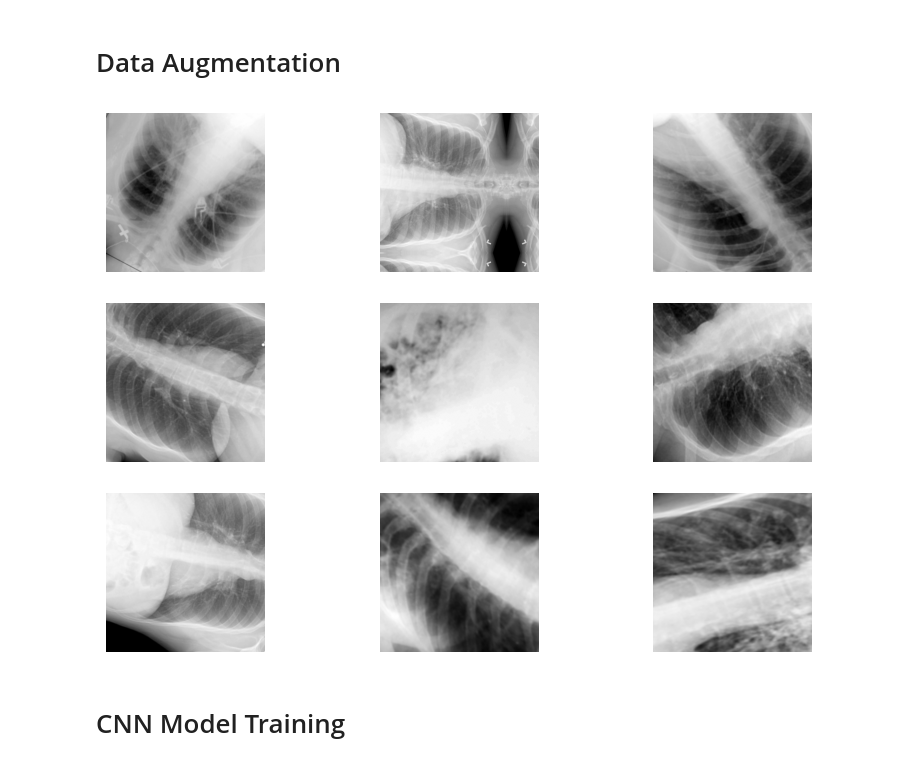
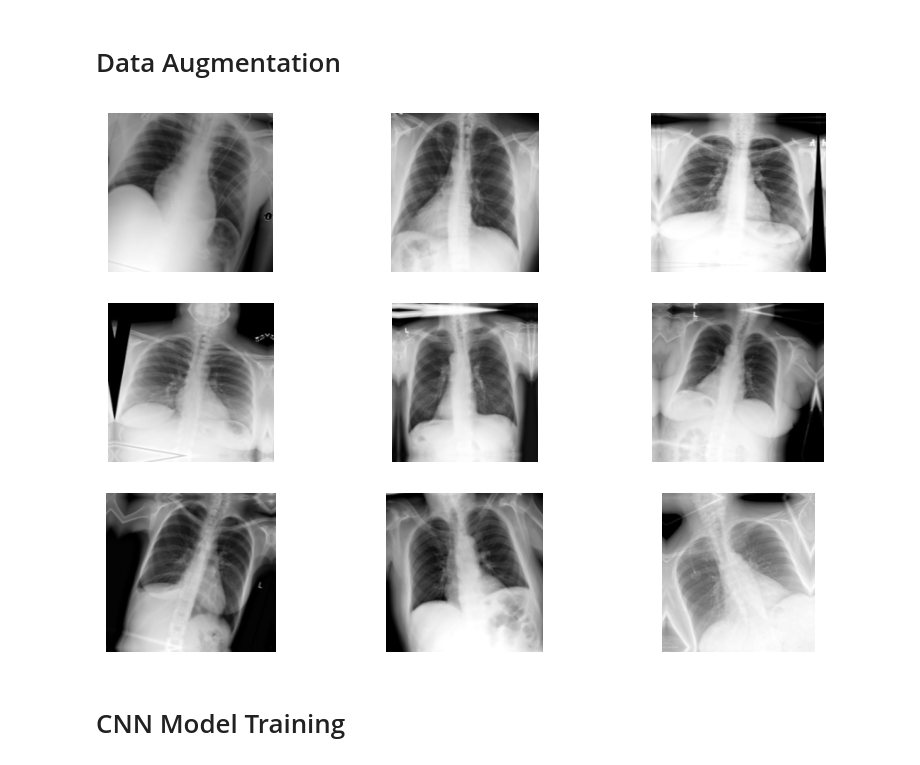
Before and after one commit to YuktheswarAlahari19/TB-Prediction-XRayTF-, a Jupyter notebook: exploration.ipynb, the cells around one changed output. Drawn from its saved outputs; the diff is of its cells as text; code cells hidden in the pictures.

```diff
--- a/exploration.ipynb
+++ b/exploration.ipynb
@@ -264,24 +264,23 @@ data = data.map(image_sharpening)
 # %%
 data_augmentation = tf.keras.Sequential([
     tf.keras.layers.RandomFlip('horizontal'),
-    tf.keras.layers.RandomRotation(0.5),
-    tf.keras.layers.RandomHeight(0.2),
-    tf.keras.layers.RandomWidth(0.2),
-    tf.keras.layers.RandomContrast(0.5),
-    tf.keras.layers.RandomZoom(0.5),
+    tf.keras.layers.Resizing(224, 224),
+    tf.keras.layers.RandomRotation(0.1),
+    tf.keras.layers.RandomZoom(0.1),
+    tf.keras.layers.RandomContrast(0.1),
+    tf.keras.layers.GaussianDropout(0.1),
     tf.keras.layers.RandomBrightness(0.1),
-    tf.keras.layers.RandomCrop(350, 350),
-    tf.keras.layers.GaussianNoise(0.002)
+    tf.keras.layers.RandomWidth(0.1),
 ])
 
 plt.figure(figsize=(10, 7))
 for i in range(9):
     augmented_image = data_augmentation(batch[0][i])  # Using batch[0] to access images
     ax = plt.subplot(3, 3, i + 1)
     plt.imshow(augmented_image.numpy().astype("uint8"),cmap='gray')
     plt.axis("off")
 # %% [output]
-[figure, old version]
+[figure, new version]
 # %% [markdown]
 # CNN Model Training
 # %%
```
Also changed, not shown: parts of 16 cells of this notebook.
